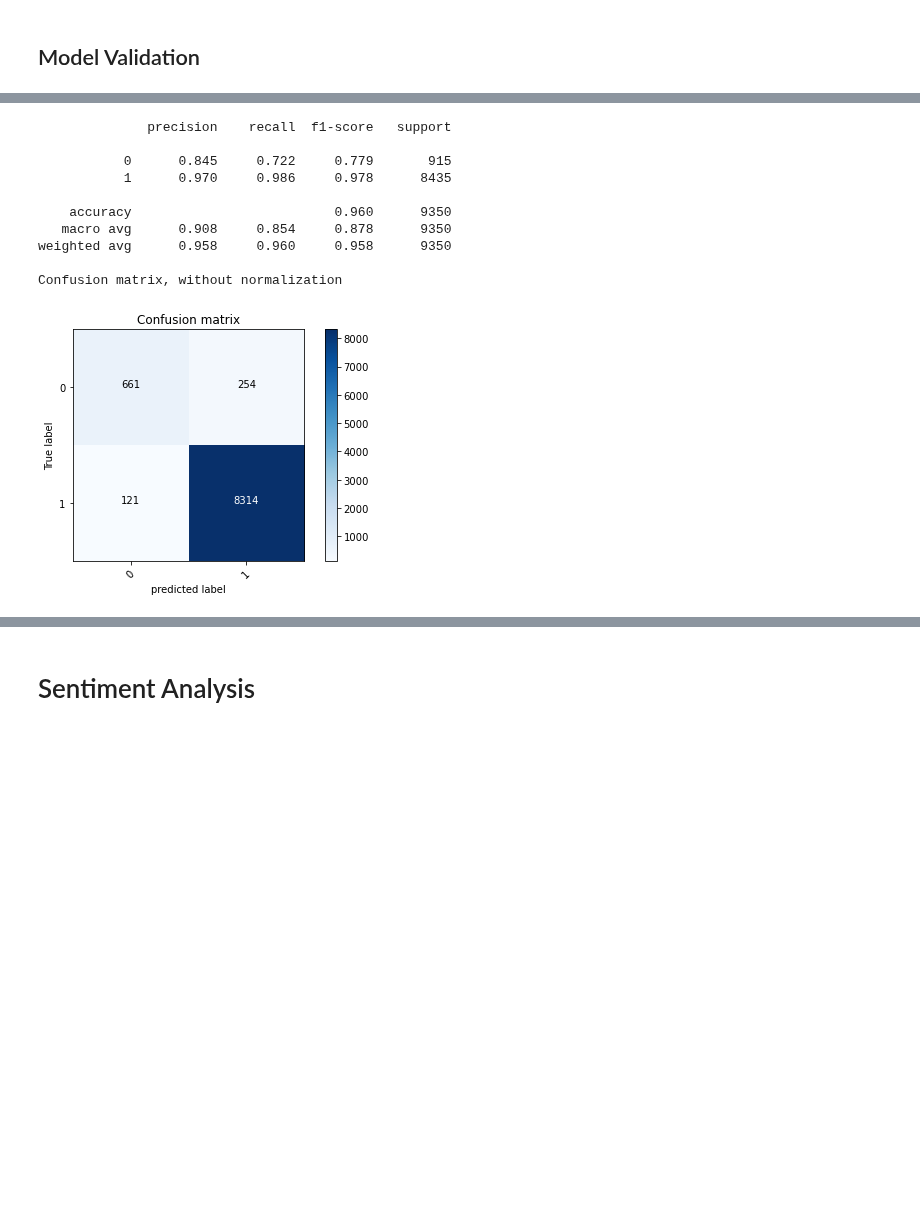
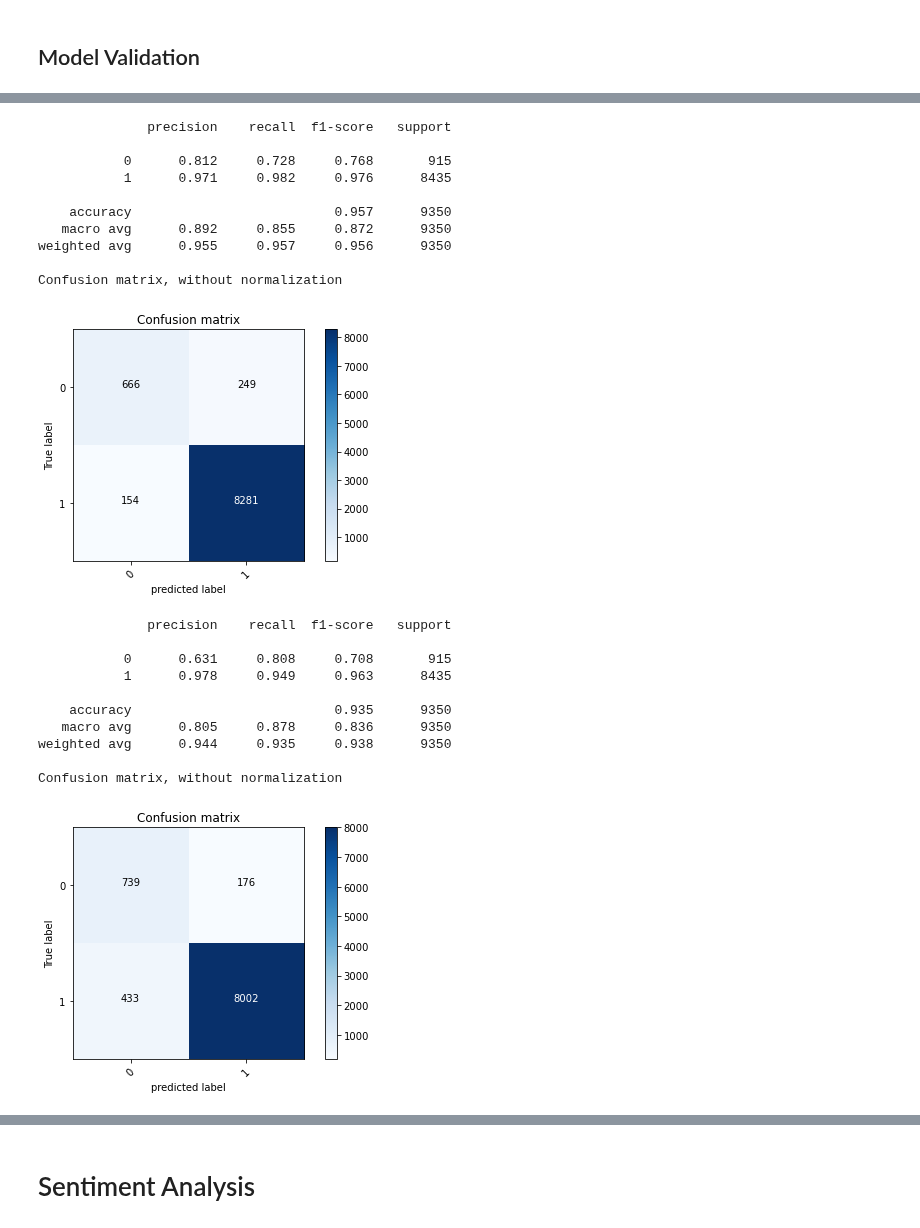
Before and after one commit to broepke/DATA110, a Jupyter notebook: Week 10/DATA110-Week10-broepke.ipynb, the cells around one changed output, grey strips where cells are left out. Saved outputs shown, nothing was run; the diff lists cells and outputs as text; code cells hidden in the pictures; blank space fills up the shorter version.

```diff
--- a/Week 10/DATA110-Week10-broepke.ipynb
+++ b/Week 10/DATA110-Week10-broepke.ipynb
@@ -619,11 +619,11 @@ The `GridSearchCV` function from Sci-Kit Learn helps iterate through various par
 
 **Note:** Because of the long computation times for some parameter searches, certain variables have been reduced to smaller windows after iterating a few times.  Wider ranges were considered when running these iteratively.
 # %%
-def get_params(parameters, X, y, model):
+def get_params(parameters, X, y, pipeline):
     ''' implements a the GridSearch Cross validation for a given model and set of parameters'''
 
-    clf = GridSearchCV(model, parameters, scoring='f1', n_jobs=-1)
-    clf.fit(X, y)
+    cv = RepeatedStratifiedKFold(n_splits=3, n_repeats=3, random_state=1)
+    grid = GridSearchCV(pipeline, parameters, scoring='f1_macro', n_jobs=-1, cv=cv, error_score='raise')
+    grid.fit(X, y)
 
-    # extract the best alpha score
-    return clf.best_params_
+    return grid
@@ -677,0 +665,16 @@ get_params(parameters, X_p, y_train, clf)
+# %%
+parameters = [{'clf__class_weight' : ['balanced'],
+               'clf__max_iter' : [1000],
+               'clf__solver' : ['newton-cg', 'lbfgs', 'sag'],
+               'clf__C' : np.linspace(11,20,10)}]
+
+clf = LogisticRegression()
+pipeline = create_pipe(clf)
+grid = get_params(parameters, X_train, y_train, pipeline)
+
+print("Best cross-validation accuracy: {:.3f}".format(grid.best_score_))
+print("Test set score: {:.3f}".format(grid.score(X_test, y_test)))
+print("Best parameters: {}".format(grid.best_params_))
+
+log_solver = grid.best_params_['clf__solver']
+log_C = grid.best_params_['clf__C']
@@ -729,18 +774,33 @@ def fit_and_print(pipeline):
 # %%
-# {'C': 4250, 'class_weight': 'balanced', 'gamma': 0.25}
-clf = SVC(C=4250, gamma=0.25, class_weight='balanced', random_state=42)
+clf = SVC(C=svc_C, gamma=svc_gamma, class_weight='balanced', random_state=42)
 pipeline = create_pipe(clf)
-fit_and_print(pipeline)
+fit_and_print(pipeline, 'SVC')
 # %% [output]
               precision    recall  f1-score   support
 
-           0      0.845     0.722     0.779       915
-           1      0.970     0.986     0.978      8435
+           0      0.812     0.728     0.768       915
+           1      0.971     0.982     0.976      8435
 
-    accuracy                          0.960      9350
-   macro avg      0.908     0.854     0.878      9350
-weighted avg      0.958     0.960     0.958      9350
+    accuracy                          0.957      9350
+   macro avg      0.892     0.855     0.872      9350
+weighted avg      0.955     0.957     0.956      9350
 
 Confusion matrix, without normalization
 [figure]
+# %%
+clf = LogisticRegression(C=log_C, solver=log_solver, random_state=42, class_weight='balanced', max_iter=1000)
+pipeline = create_pipe(clf)
+fit_and_print(pipeline, 'LogisticRegression')
+# %% [output]
+              precision    recall  f1-score   support
+
+           0      0.631     0.808     0.708       915
+           1      0.978     0.949     0.963      8435
+
+    accuracy                          0.935      9350
+   macro avg      0.805     0.878     0.836      9350
+weighted avg      0.944     0.935     0.938      9350
+
+Confusion matrix, without normalization
+[figure, added]
 # %%
```
Also changed, not shown: parts of 25 cells of this notebook, 2 other files.
